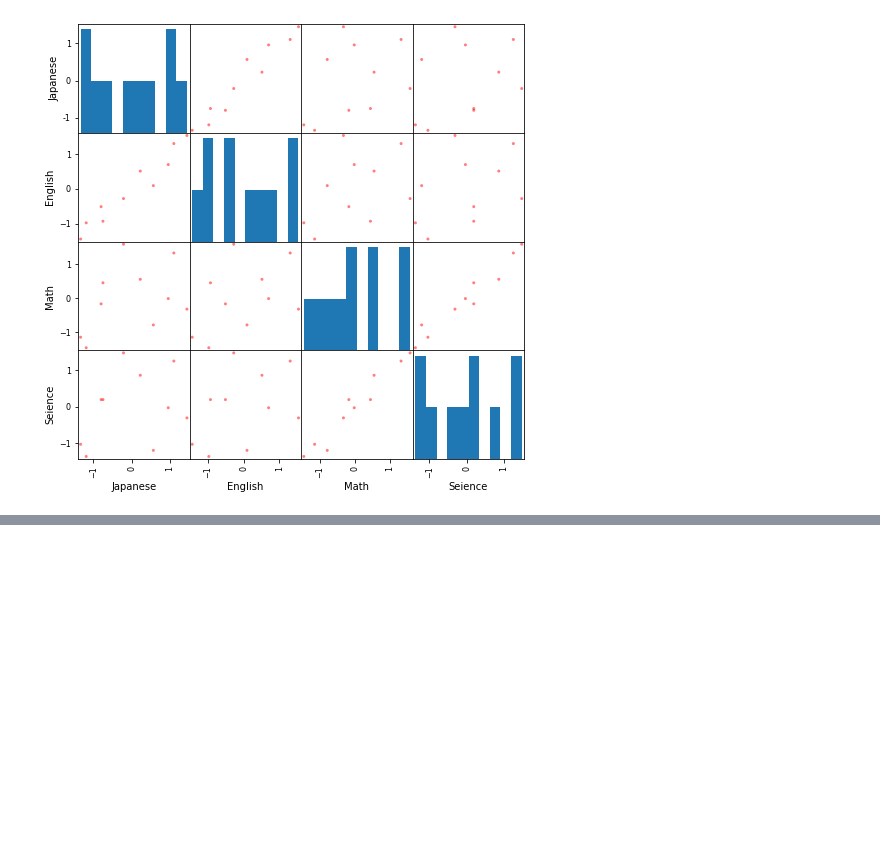
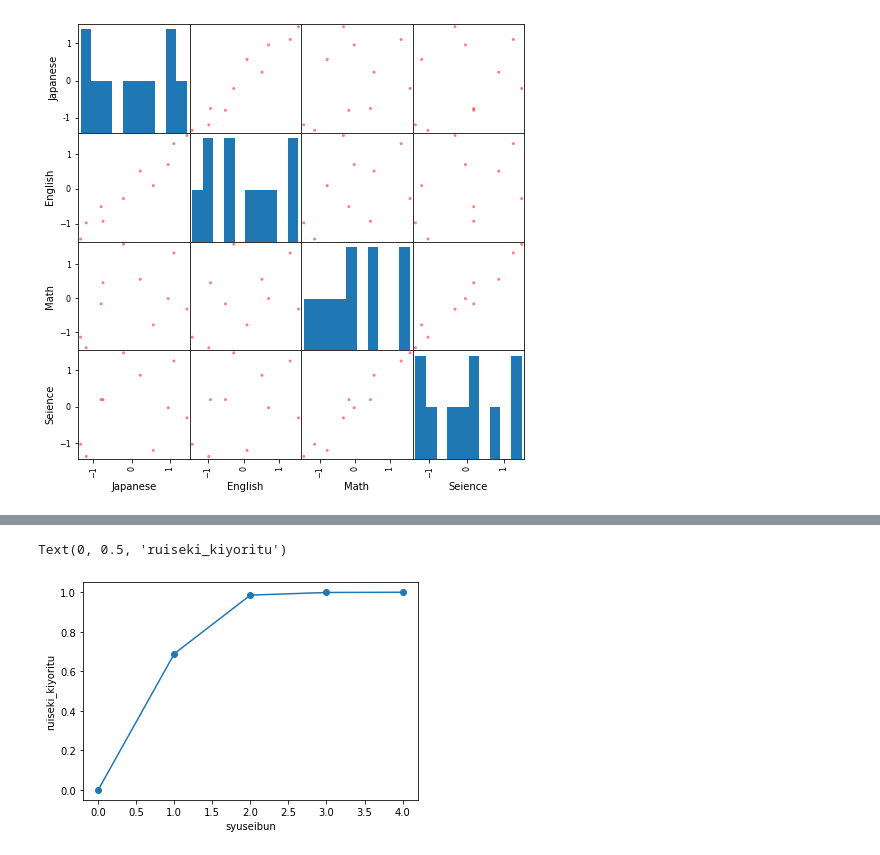
Before and after one commit to englishta/algorithm, a Jupyter notebook: prac2.ipynb, the cells around one changed output, grey strips where cells are left out. Saved outputs shown, nothing was run; the diff lists cells and outputs as text; code cells hidden in the pictures; blank space fills up the shorter version.

```diff
--- a/prac2.ipynb
+++ b/prac2.ipynb
@@ -84,3 +84,12 @@ array([[<AxesSubplot:xlabel='Japanese', ylabel='Japanese'>,
         <AxesSubplot:xlabel='Math', ylabel='Seience'>,
         <AxesSubplot:xlabel='Seience', ylabel='Seience'>]], dtype=object)
 [figure]
+# %%
+import sklearn
+from sklearn.decomposition import PCA
+
+frame3 = pd.DataFrame({'Japanese' : x1, 'English' : x2, 'Math' : x3, 'Science' : x4})
+pca = PCA()
+pca.fit(frame3)
+value = pca.transform(frame3)
+frame3
@@ -86,0 +123,4 @@ array([[<AxesSubplot:xlabel='Japanese', ylabel='Japanese'>,
+# %%
+# モデルpcaの寄与率を算出
+ev_ratio = pca.explained_variance_ratio_
+ev_ratio
@@ -86,0 +140,14 @@ array([[<AxesSubplot:xlabel='Japanese', ylabel='Japanese'>,
+# %%
+# 寄与率を累積する
+cc_ratio = np.cumsum(ev_ratio)
+
+# 0を連結
+cc_ratio = np.hstack([0, cc_ratio])
+
+# グラフを描画
+plt.plot(cc_ratio, "-o")
+plt.xlabel("syuseibun")
+plt.ylabel("ruiseki_kiyoritu")
+# %% [output]
+Text(0, 0.5, 'ruiseki_kiyoritu')
+[figure, added]
```
Also changed, not shown: parts of 4 cells of this notebook, 1 other file.
